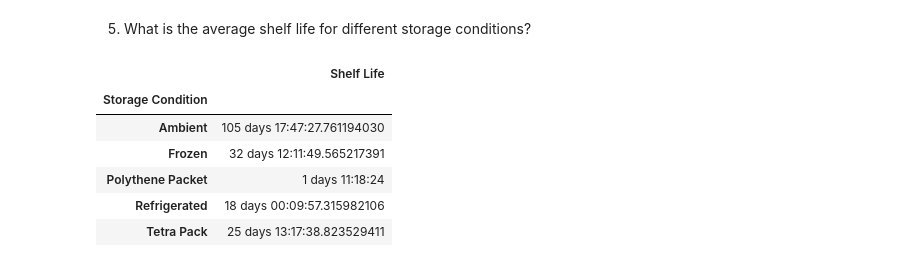
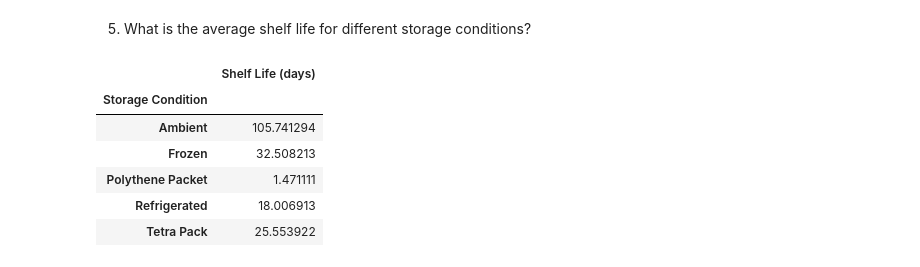
Before and after one commit to anjalibaheti13/Projects, a Jupyter notebook: Dairy Goods Py_Pandas Project.ipynb, the cells around one changed output. Cells and saved outputs as stored; diff of their text form; code cells hidden in the pictures.

```diff
--- a/Dairy Goods Py_Pandas Project.ipynb
+++ b/Dairy Goods Py_Pandas Project.ipynb
@@ -103,7 +103,7 @@ memory usage: 777.3+ KB
 # %%
 #New column shelf life:-
 
-df["Shelf Life"] = (abs(df["Production Date"] - df["Expiration Date"]))   #abs for absolute +ve value.
+df["Expiry Days"] = (abs(df["Production Date"] - df["Expiration Date"]))   #abs for absolute +ve value.
 df.head()
 # %% [output]
 |  | Location | Total Land Area (acres) | Number of Cows | Farm Size | Date | Product ID | Product Name | Brand | ... |
@@ -194,13 +186,13 @@ gb
 # %% [markdown]
 5. What is the average shelf life for different storage conditions?
 # %%
-gb = df.groupby("Storage Condition").agg({"Shelf Life": "mean"})
+gb = df.groupby("Storage Condition").agg({"Shelf Life (days)": "mean"})
 gb
 # %% [output]
-|  | Shelf Life |
+|  | Shelf Life (days) |
 | Storage Condition |  |
-| Ambient | 105 days 17:47:27.761194030 |
-| Frozen | 32 days 12:11:49.565217391 |
-| Polythene Packet | 1 days 11:18:24 |
-| Refrigerated | 18 days 00:09:57.315982106 |
-| Tetra Pack | 25 days 13:17:38.823529411 |
+| Ambient | 105.741294 |
+| Frozen | 32.508213 |
+| Polythene Packet | 1.471111 |
+| Refrigerated | 18.006913 |
+| Tetra Pack | 25.553922 |
```
Also changed, not shown: parts of 5 cells of this notebook.
